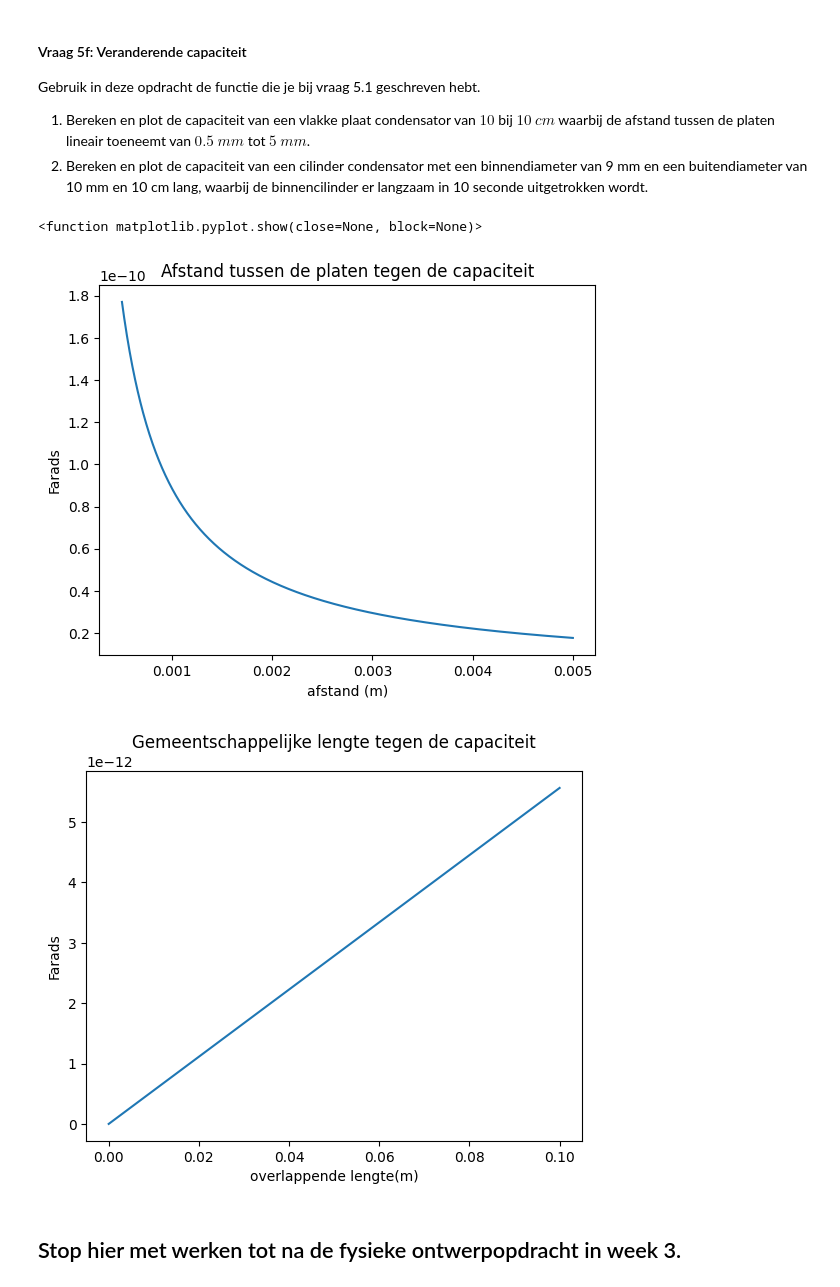
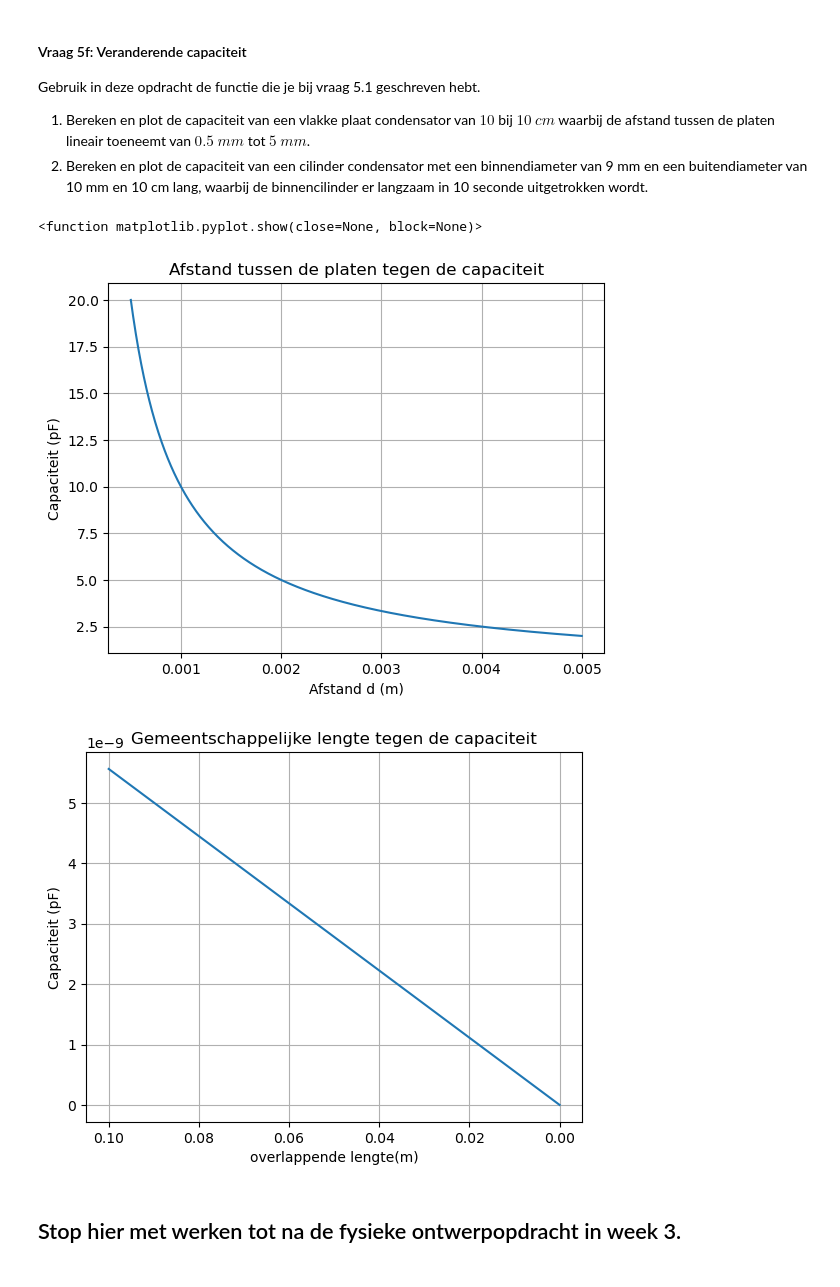
Before and after one commit to jasperbom747-creator/opdrachten-DEF-D-Jasper-Bom, a Jupyter notebook: DigitaleOntwerpopdrachten/1CondensatorOpdracht/CondensatorOntwerpopdracht.ipynb, the cells around one changed output. Drawn from its saved outputs; the diff is of its cells as text; code cells hidden in the pictures.

```diff
--- a/DigitaleOntwerpopdrachten/1CondensatorOpdracht/CondensatorOntwerpopdracht.ipynb
+++ b/DigitaleOntwerpopdrachten/1CondensatorOpdracht/CondensatorOntwerpopdracht.ipynb
@@ -753,31 +907,38 @@ Gebruik in deze opdracht de functie die je bij vraag 5.1 geschreven hebt.
 1. Bereken en plot de capaciteit van een vlakke plaat condensator van $10$ bij $10$ $cm$ waarbij de afstand tussen de platen lineair toeneemt van $0.5$ $mm$ tot $5$ $mm$.
 2. Bereken en plot de capaciteit van een cilinder condensator met een binnendiameter van 9 mm en een buitendiameter van 10 mm en 10 cm lang, waarbij de binnencilinder er langzaam in 10 seconde uitgetrokken wordt.
 # %%
+#array van 0.5 mm tot 5 mm
 afstandplaat = np.linspace(0.0005,0.005,1000)
 
+#berekenen van de bijbehorende capaciteit A = 0.01, epsilon_r = 1 en d is de array afstandplaat
 Fvlak = vlakkeplaat(1,0.01,afstandplaat)
 
 plt.figure()
 plt.title("Afstand tussen de platen tegen de capaciteit")
 plt.plot(afstandplaat,Fvlak)
-plt.xlabel("afstand (m)")
-plt.ylabel("Farads")
+plt.xlabel("Afstand d (m)")
+plt.ylabel("Capaciteit (pF)")
+plt.grid()
 plt.show
 
-Lcilinders = np.linspace(0,0.1,1000)
+#array van 10 mm tot 10 cm
+Lcilinders = np.linspace(0.1,0,1000)
 
-Fcilinder = cilinder(1,Lcilinders,10,9)
+#berekenen van de capaciteit epsilon_r = 1, L is de array van 10 mm tot 10 cm, b = 10 mm en a = 9 mm
+Fcilinder = cilinder(1,Lcilinders,10e-3,9e-3)
 
 plt.figure()
 plt.title("Gemeentschappelijke lengte tegen de capaciteit")
 plt.plot(Lcilinders,Fcilinder)
 plt.xlabel("overlappende lengte(m)")
-plt.ylabel("Farads")
+plt.ylabel("Capaciteit (pF)")
+plt.gca().invert_xaxis()
+plt.grid()
 plt.show
 # %% [output]
 <function matplotlib.pyplot.show(close=None, block=None)>
-[figure, old version]
+[figure, new version]
-[figure, old version]
+[figure, new version]
 # %% [markdown]
 ## Stop hier met werken tot na de fysieke ontwerpopdracht in week 3.
 # %% [markdown]
```
Also changed, not shown: parts of 31 cells of this notebook, 4 other files.
